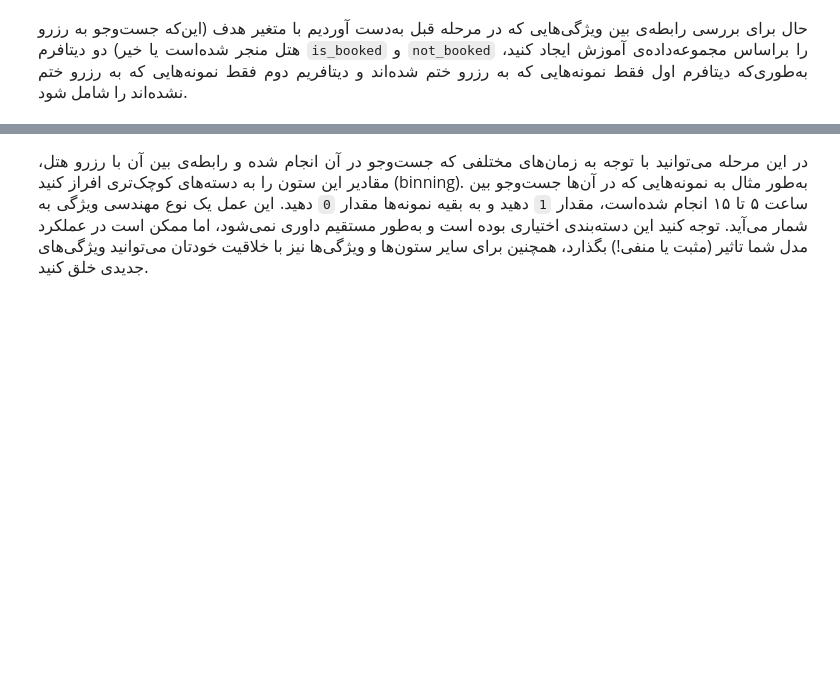
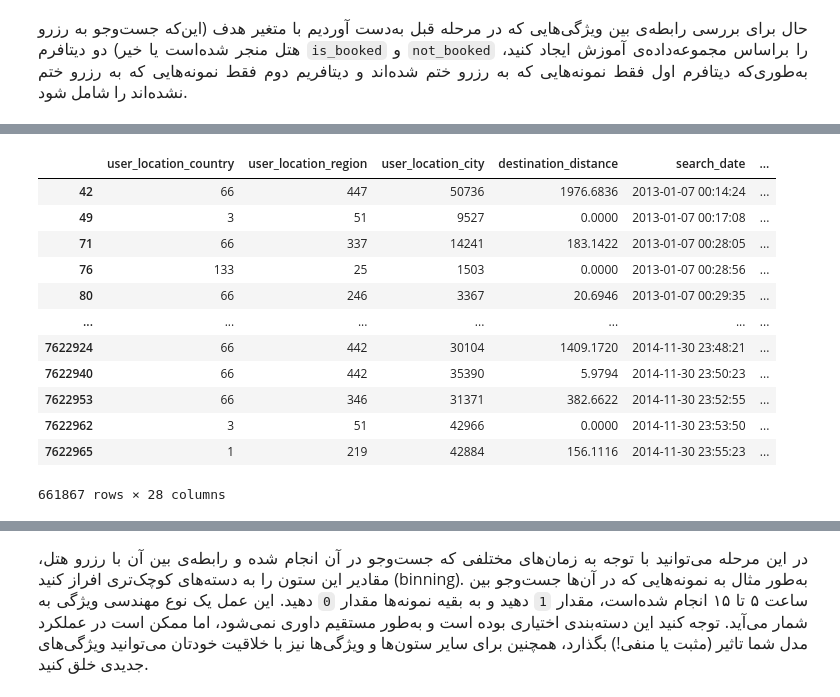
Before and after one commit to Hossein-John/Deep_learning, a Jupyter notebook: First Project/1/will_not_travel_again/will_not_travel_again/will_not_travel_again.ipynb, the cells around one changed output, grey strips where cells are left out. Drawn from its saved outputs; the diff is of its cells as text; code cells hidden in the pictures; blank space fills up the shorter version.

```diff
--- a/First Project/1/will_not_travel_again/will_not_travel_again/will_not_travel_again.ipynb
+++ b/First Project/1/will_not_travel_again/will_not_travel_again/will_not_travel_again.ipynb
@@ -345,17 +394,18 @@ ValueError: to assemble mappings requires at least that [year, month, day] be sp
 # %%
 # TODO : Add Days of Stay
 
-duration = None # TODO
-train['duration'] = None # TODO
-duration = None # TODO
-test['duration'] = None # TODO
+duration = (train['checkOut_date'] - train['checkIn_date']).dt.days
+
+train['duration'] = duration
+duration = (test['checkOut_date'] - test['checkIn_date']).dt.days
+test['duration'] = duration
 
 # TODO : Add Days between search_date and checkIn_date
 
-days_between = None # TODO
-train['days_between'] = None # TODO
-days_between = None # TODO
-test['days_between'] = None # TODO
+days_between =(train['checkIn_date'] - train['search_date']).dt.days
+train['days_between'] = days_between
+days_between = (test['checkIn_date'] - test['search_date']).dt.days
+test['days_between'] = days_between
 # %% [markdown]
 <p dir=rtl style="direction: rtl; text-align: justify; line-height:200%; font-family:vazir; font-size:medium">
 <font face="vazir">
@@ -379,17 +429,17 @@ test['days_between'] = None # TODO
 </div>
 </center>
 # %%
-train['search_date_hour'] = None # TODO
-train['search_date_dayofweek'] = None # TODO
-train['checkIn_date_dayofweek'] = None # TODO
-train['search_date_month'] = None # TODO
-train['checkIn_date_month'] = None # TODO
+train['search_date_hour'] = train['search_date'].dt.hour # TODO
+train['search_date_dayofweek'] = train['search_date'].dt.day_of_week # TODO
+train['checkIn_date_dayofweek'] = train['checkIn_date'].dt.day_of_week # TODO
+train['search_date_month'] = train['search_date'].dt.month # TODO
+train['checkIn_date_month'] = train['checkIn_date'].dt.month # TODO
 
-test['search_date_hour'] = None # TODO
-test['search_date_dayofweek'] = None # TODO
-test['checkIn_date_dayofweek'] = None # TODO
-test['search_date_month'] = None # TODO
-test['checkIn_date_month'] = None # TODO
+test['search_date_hour'] = test['search_date'].dt.hour
+test['search_date_dayofweek'] = test['search_date'].dt.dayofweek
+test['checkIn_date_dayofweek'] = test['checkIn_date'].dt.dayofweek
+test['search_date_month'] = test['search_date'].dt.month
+test['checkIn_date_month'] = test['checkIn_date'].dt.month
 # %% [markdown]
 <p dir=rtl style="direction: rtl; text-align: justify; line-height:200%; font-family:vazir; font-size:medium">
 <font face="vazir">
@@ -397,5 +447,5 @@ test['checkIn_date_month'] = None # TODO
 </font>
 </p>
 # %%
-is_booked = None #TODO
-not_booked = None #TODO
+is_booked = train[train['is_booking'] == 1]
+not_booked = train[train['is_booking'] == 0]
@@ -402,3 +469,19 @@ not_booked = None #TODO
+# %%
+is_booked
+# %% [output]
+|  | user_location_country | user_location_region | user_location_city | destination_distance | search_date | ... |
+| 42 | 66 | 447 | 50736 | 1976.6836 | 2013-01-07 00:14:24 | ... |
+| 49 | 3 | 51 | 9527 | 0.0000 | 2013-01-07 00:17:08 | ... |
+| 71 | 66 | 337 | 14241 | 183.1422 | 2013-01-07 00:28:05 | ... |
+| 76 | 133 | 25 | 1503 | 0.0000 | 2013-01-07 00:28:56 | ... |
+| 80 | 66 | 246 | 3367 | 20.6946 | 2013-01-07 00:29:35 | ... |
+| ... | ... | ... | ... | ... | ... | ... |
+| 7622924 | 66 | 442 | 30104 | 1409.1720 | 2014-11-30 23:48:21 | ... |
+| 7622940 | 66 | 442 | 35390 | 5.9794 | 2014-11-30 23:50:23 | ... |
+| 7622953 | 66 | 346 | 31371 | 382.6622 | 2014-11-30 23:52:55 | ... |
+| 7622962 | 3 | 51 | 42966 | 0.0000 | 2014-11-30 23:53:50 | ... |
+| 7622965 | 1 | 219 | 42884 | 156.1116 | 2014-11-30 23:55:23 | ... |
+661867 rows × 28 columns
 # %% [markdown]
 <h3 align=right style="line-height:200%;font-family:vazir;color:#0099cc">
 <font face="vazir" color="#0099cc">
```
Also changed, not shown: parts of 37 cells of this notebook, 6 other files.
